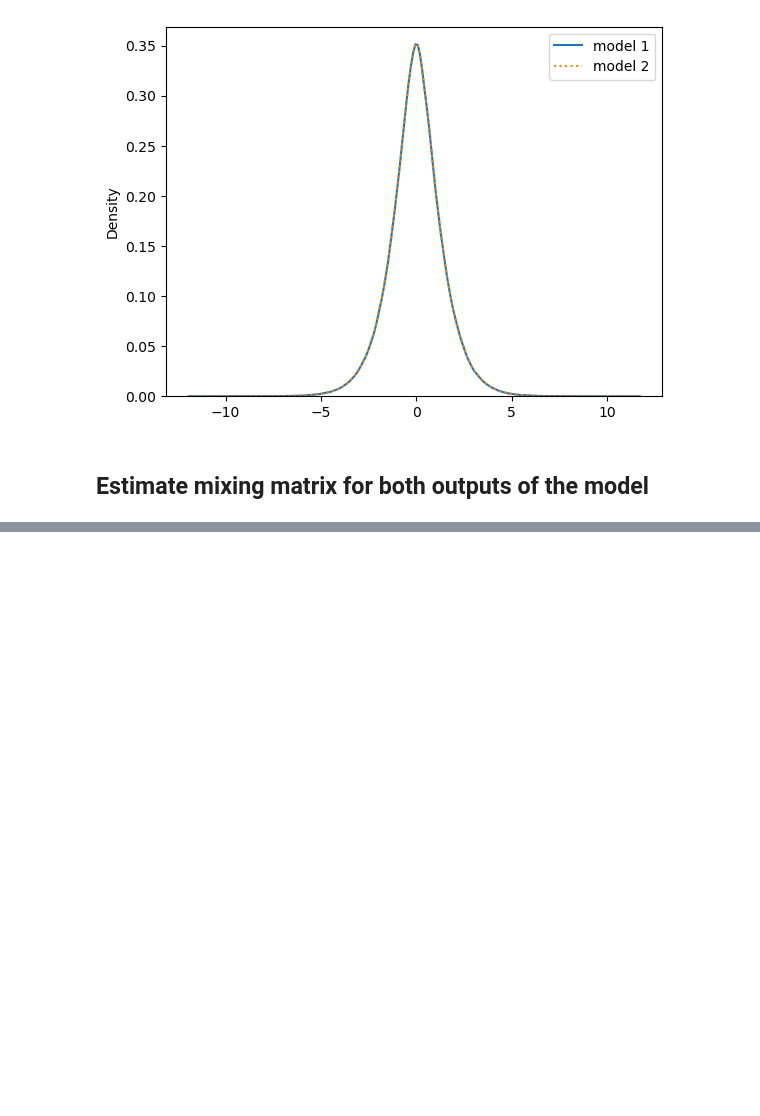
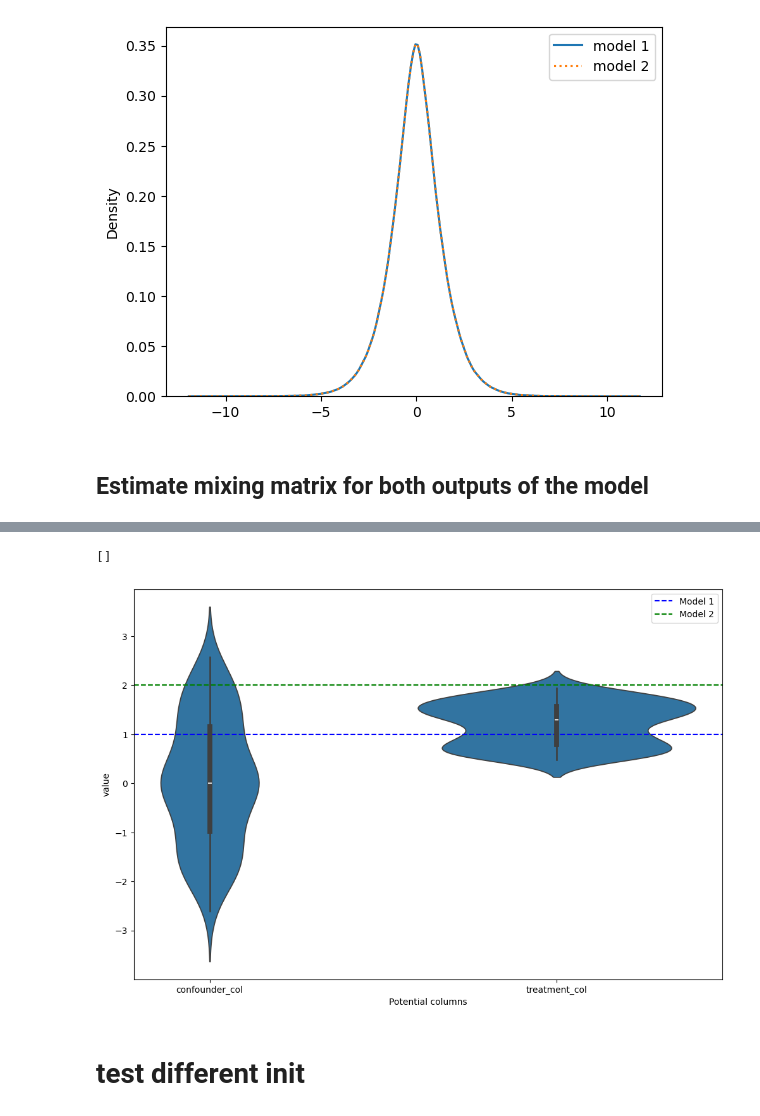
Before and after one commit to malo4300/ICA_IV, a Jupyter notebook: identifiability.ipynb, the cells around one changed output, grey strips where cells are left out. Drawn from its saved outputs; the diff is of its cells as text; code cells hidden in the pictures; blank space fills up the shorter version.

Commit message:
added simulation to test if the init distribution matters

```diff
--- a/identifiability.ipynb
+++ b/identifiability.ipynb
@@ -79,0 +98,18 @@ model2 = pd.Dataframe({"confounder_col": matrix[1,0] for matrix in model2_est,
+# %%
+# make violine plot and plot the true treatment effect
+model1["id"] = model1.index
+long_df = model1.melt(id_vars="id")
+# %%
+plt.figure(figsize=(12,8))
+plt.axhline(y = 1, linestyle = "--", c = "b", label = "Model 1")
+plt.axhline(y = 2, linestyle = "--", c = "g", label = "Model 2")
+
+sns.violinplot(long_df, x = "variable",y = "value")
+plt.xlabel("Potential columns")
+plt.legend()
+plt.plot()
+# %% [output]
+[]
+[figure, added]
+# %% [markdown]
+# test different init
```
Also changed, not shown: parts of 8 cells of this notebook, 2 other files.
